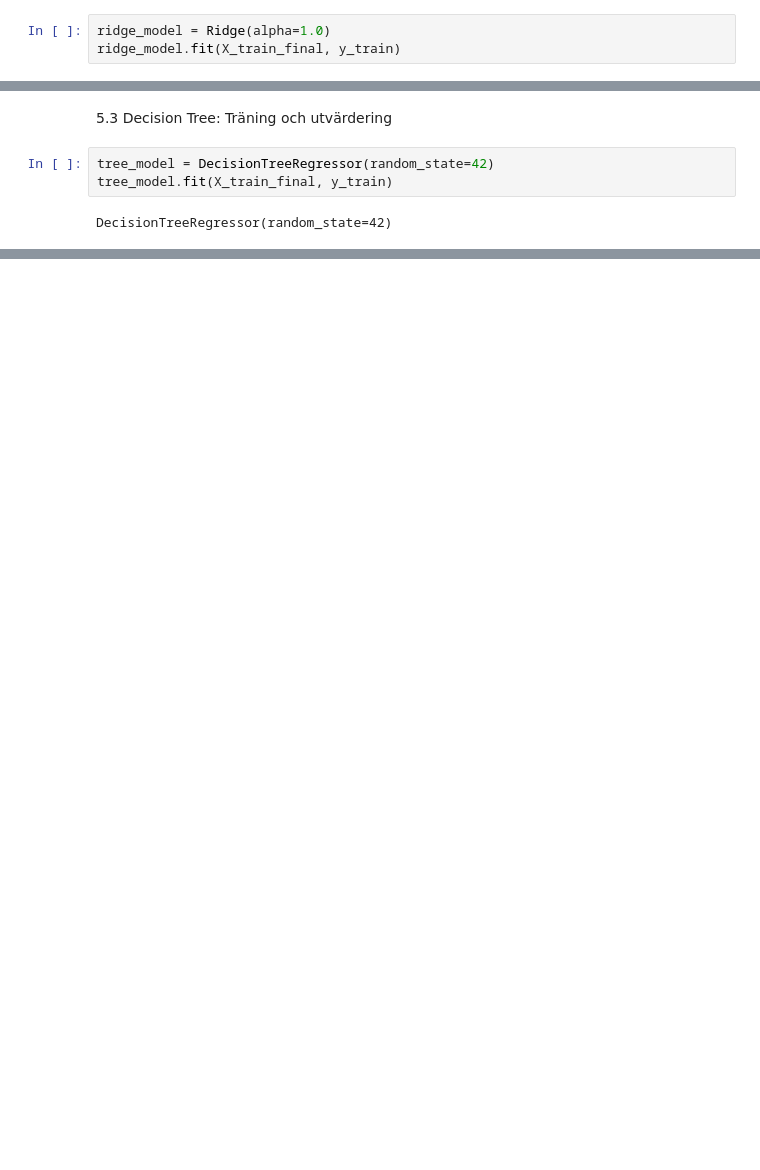
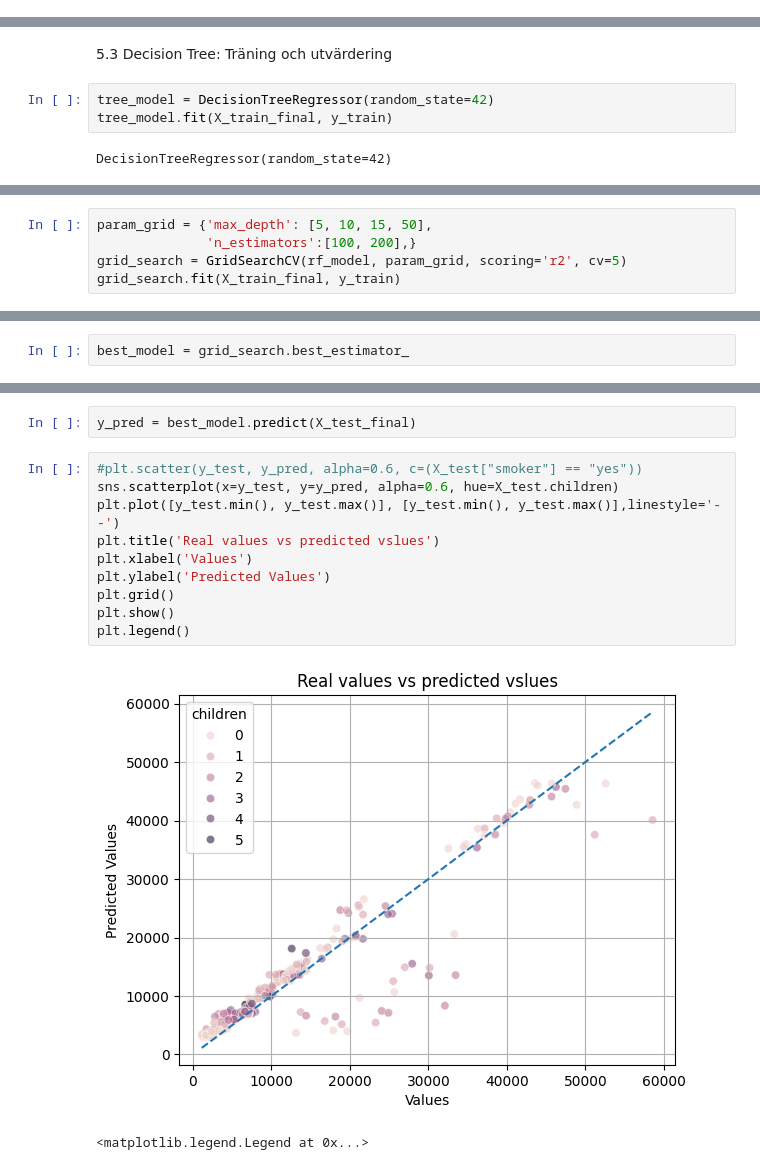
Before and after one commit to Genc98/kunskapskontroll_ai, a Jupyter notebook: machine_learning_project.ipynb, the cells around one changed output, grey strips where cells are left out. Saved outputs shown, nothing was run; the diff lists cells and outputs as text; blank space fills up the shorter version.

```diff
--- a/machine_learning_project.ipynb
+++ b/machine_learning_project.ipynb
@@ -384,3 +380,0 @@ Ridge: Träning och utvärdering
-# %%
-ridge_model = Ridge(alpha=1.0)
-ridge_model.fit(X_train_final, y_train)
@@ -456,0 +435,5 @@ rmse:  -6393.700409167886
+# %%
+param_grid = {'max_depth': [5, 10, 15, 50],
+              'n_estimators':[100, 200],}
+grid_search = GridSearchCV(rf_model, param_grid, scoring='r2', cv=5)
+grid_search.fit(X_train_final, y_train)
@@ -456,0 +445,2 @@ rmse:  -6393.700409167886
+# %%
+best_model = grid_search.best_estimator_
@@ -456,0 +461,15 @@ rmse:  -6393.700409167886
+# %%
+y_pred = best_model.predict(X_test_final)
+# %%
+#plt.scatter(y_test, y_pred, alpha=0.6, c=(X_test["smoker"] == "yes"))
+sns.scatterplot(x=y_test, y=y_pred, alpha=0.6, hue=X_test.children)
+plt.plot([y_test.min(), y_test.max()], [y_test.min(), y_test.max()],linestyle='--')
+plt.title('Real values vs predicted vslues')
+plt.xlabel('Values')
+plt.ylabel('Predicted Values')
+plt.grid()
+plt.show()
+plt.legend()
+# %% [output]
+[figure, added]
+<matplotlib.legend.Legend at 0x...>
```
Also changed, not shown: parts of 33 cells of this notebook.
